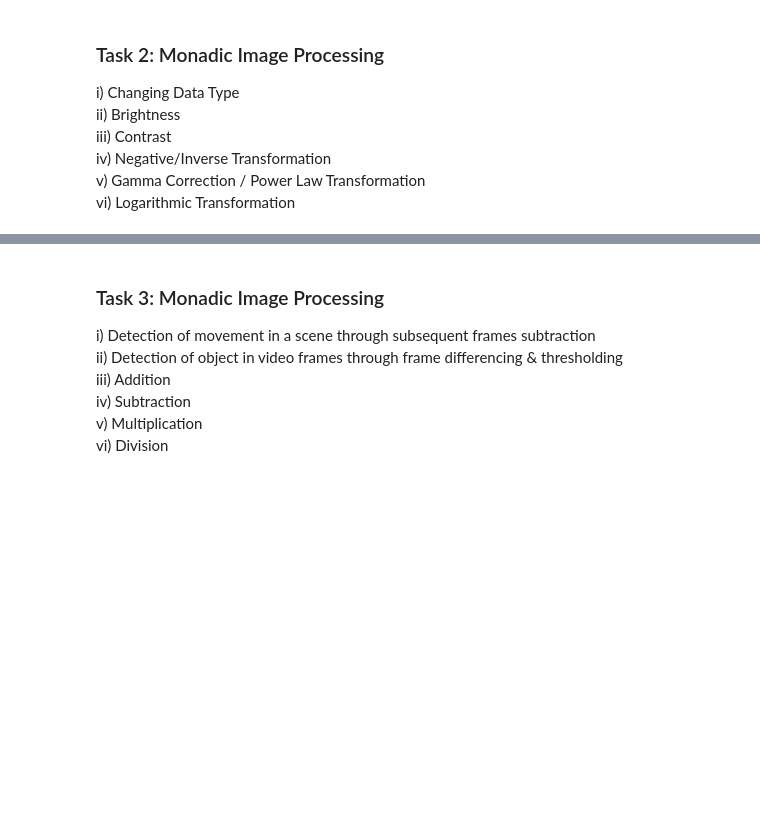
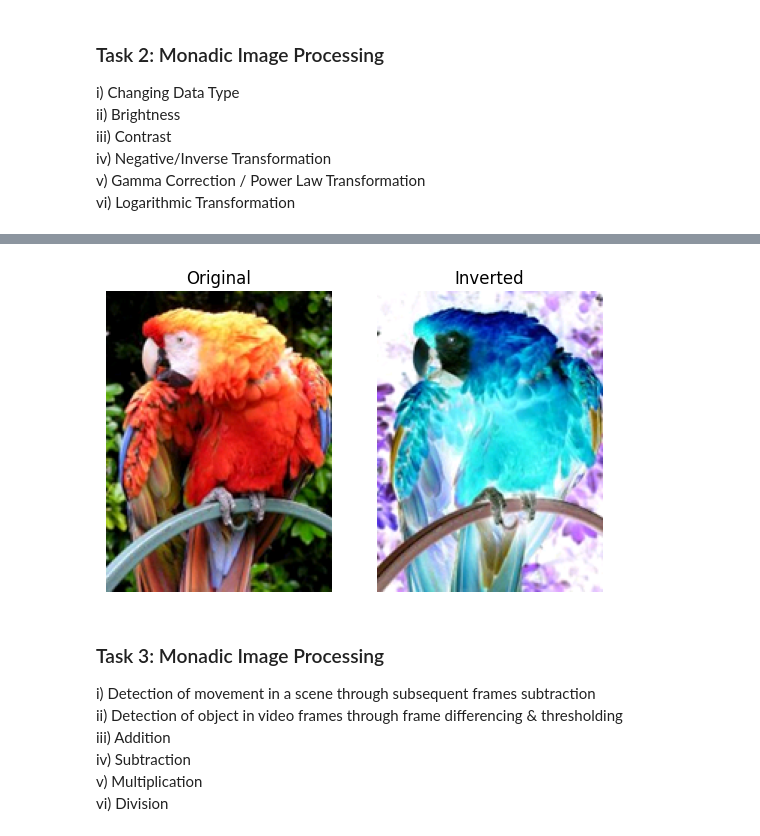
Before and after one commit to DanielSarf/DIP-Course-Submissions, a Jupyter notebook: Lab 7/Lab Notebook.ipynb, the cells around one changed output, grey strips where cells are left out. Saved outputs shown, nothing was run; the diff lists cells and outputs as text; code cells hidden in the pictures; blank space fills up the shorter version.

```diff
--- a/Lab 7/Lab Notebook.ipynb
+++ b/Lab 7/Lab Notebook.ipynb
@@ -56,3 +82,9 @@ vi) Logarithmic Transformation
+# %%
+imgT2Inverted = 255 - imgT2RGB
+
+plotter([imgT2RGB, imgT2Inverted], 1, 2, ["Original", "Inverted"])
+# %% [output]
+[figure, added]
 # %% [markdown]
 ### Task 3: Monadic Image Processing
 
```
Also changed, not shown: parts of 3 cells of this notebook.
